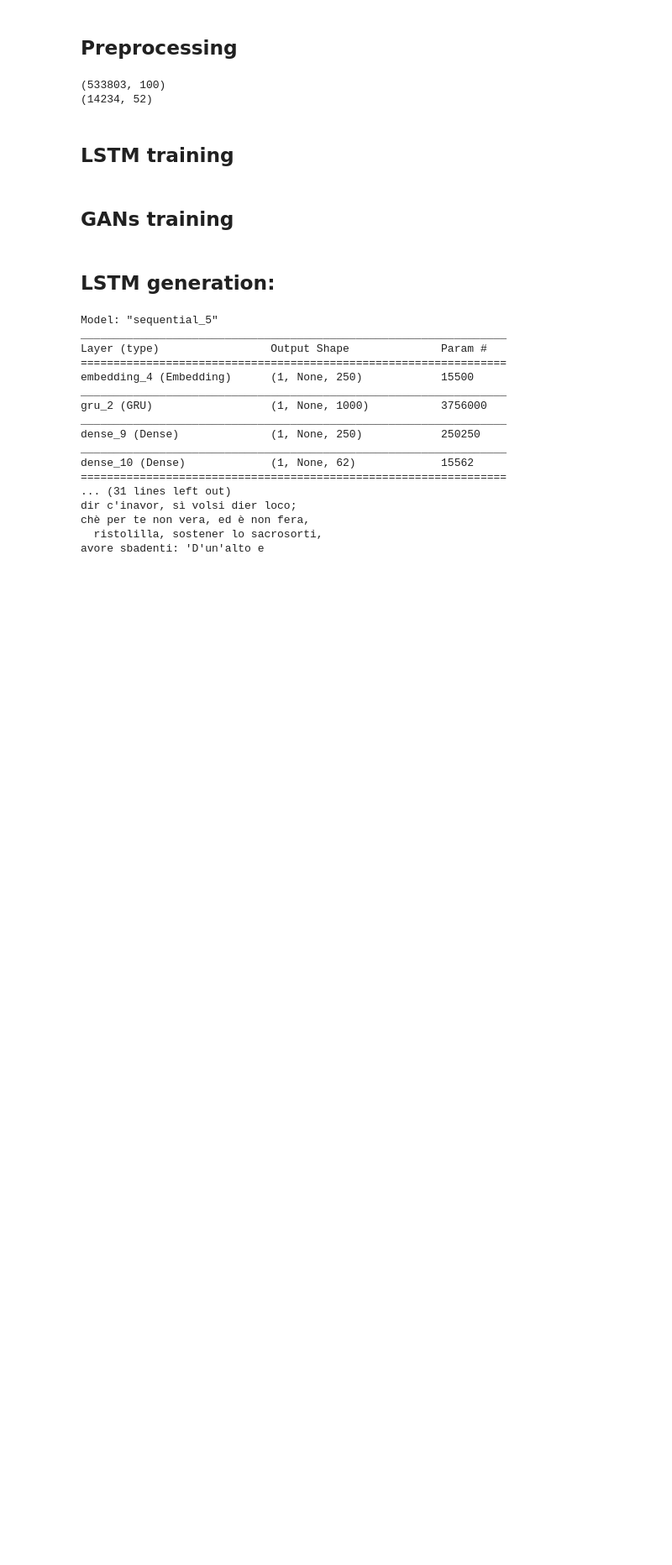
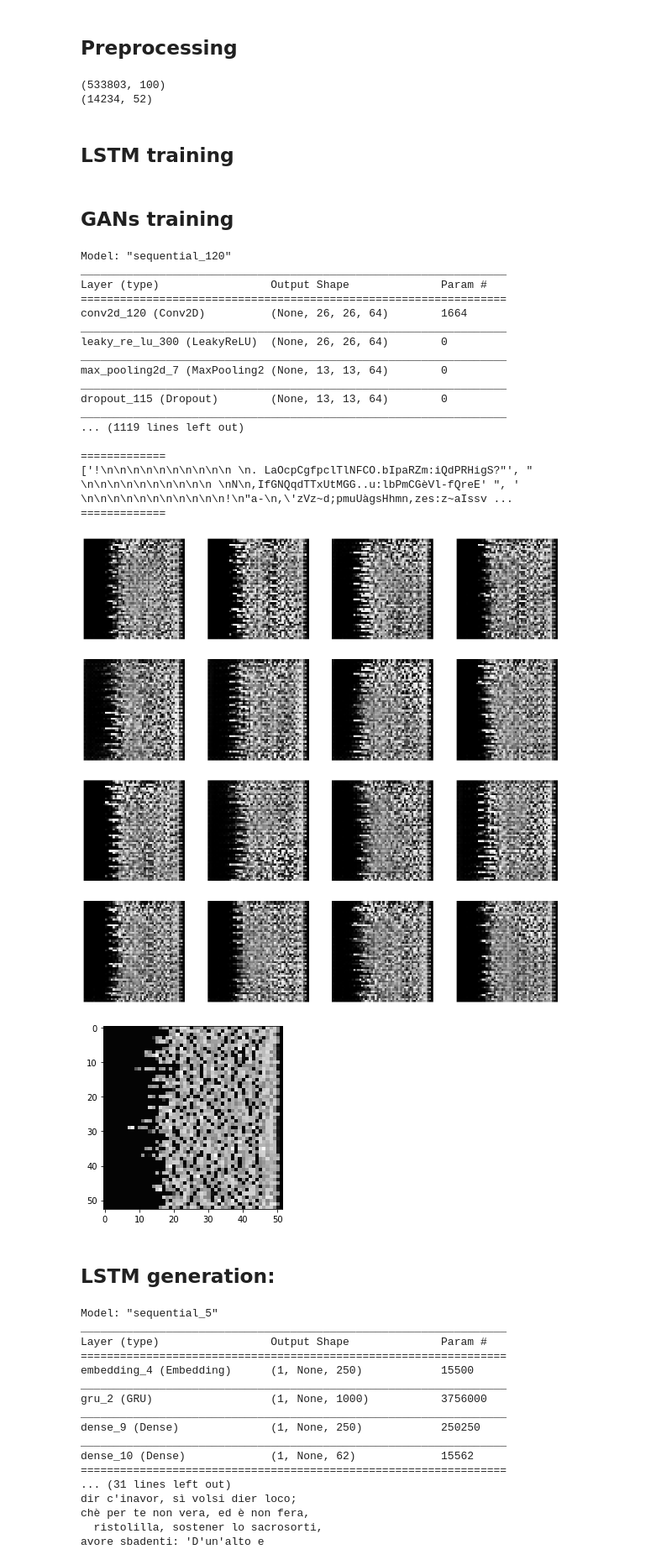
Before and after one commit to DanieleVeri/deep_comedy, a Jupyter notebook: RNN_text_generator_00.ipynb, the cells around one changed output. Shown: that part at 84% size. Saved outputs shown, nothing was run; the diff lists cells and outputs as text; code cells hidden in the pictures; blank space fills up the shorter version.

```diff
--- a/RNN_text_generator_00.ipynb
+++ b/RNN_text_generator_00.ipynb
@@ -179,6 +180,7 @@ normalized = (formatted - vocab_size/2)/(vocab_size / 2)
 discriminator = Sequential()
 discriminator.add(Conv2D(64, (5, 5), strides=(2, 2), padding='same', input_shape=[52, 52, 1]))
 discriminator.add(LeakyReLU())
+discriminator.add(MaxPool2D((2,2)))
 discriminator.add(Dropout(0.3))
 discriminator.add(Conv2D(128, (5, 5), strides=(2, 2), padding='same'))
 discriminator.add(LeakyReLU())
@@ -222,7 +224,7 @@ discriminator_optimizer = tf.keras.optimizers.Adam(1e-4)
 noise_dim = 100
 num_examples_to_generate = 16
 BATCH_SIZE = 256
-EPOCHS = 3000
+EPOCHS = 1000
 
 # We will reuse this seed overtime (so it's easier)
 # to visualize progress in the animated GIF)
@@ -262,45 +264,58 @@ idx2char = { v: k for k, v in char2idx.items() }
 
 def generate_and_save_images(model, epoch, test_input):
   # Notice `training` is set to False.
   # This is so all layers run in inference mode (batchnorm).
   predictions = model(test_input, training=False)
 
   fig = plt.figure(figsize=(20,20))
 
   for i in range(predictions.shape[0]):
       plt.subplot(4, 4, i+1)
       plt.imshow(predictions[i, :, :, 0] * 127.5 + 127.5, cmap='gray')
       plt.axis('off')
-      '''
+
       res = []
       for a in range(52):
         line = []
         for b in range(52):
-          print(predictions[i, a, b, 0])
-          line.append(idx2char[predictions[i, a, b, 0]])
+          discretized = math.floor(predictions[i, a, b, 0] * vocab_size/2 + vocab_size/2)
+          line.append(idx2char[discretized])
         res.append(''.join(line))
-      print("=============" + i)
+      print("=============")
       print(res)
       print("=============\n\n")
-      '''
+
   plt.show()
 
 
 splitted = np.split(normalized[0:normalized.shape[0]-normalized.shape[0]%52], normalized.shape[0] // 52)
 splitted = np.array(splitted).reshape(len(splitted), 52, 52, 1)
 print(splitted.shape)
 train_dataset = tf.data.Dataset.from_tensor_slices(splitted).shuffle(60000).batch(BATCH_SIZE)
 train(train_dataset, EPOCHS)
 
-plt.show()
-
-'''
 plt.imshow(normalized[0:53,:], cmap='gray')
 plt.show()
-noise = tf.random.normal([1, 100])
-generated_image = gen(noise, training=False)
-plt.imshow(generated_image[0, :, :, 0], cmap='gray')
-'''
+# %% [output]
+Model: "sequential_120"
+_________________________________________________________________
+Layer (type)                 Output Shape              Param #
+=================================================================
+conv2d_120 (Conv2D)          (None, 26, 26, 64)        1664
+_________________________________________________________________
+leaky_re_lu_300 (LeakyReLU)  (None, 26, 26, 64)        0
+_________________________________________________________________
+max_pooling2d_7 (MaxPooling2 (None, 13, 13, 64)        0
+_________________________________________________________________
+dropout_115 (Dropout)        (None, 13, 13, 64)        0
+_________________________________________________________________
+... (1119 lines left out)
+
+=============
+['!\n\n\n\n\n\n\n\n\n\n \n. LaOcpCgfpclTlNFCO.bIpaRZm:iQdPRHigS?"', " \n\n\n\n\n\n\n\n\n\n \nN\n,IfGNQqdTTxUtMGG..u:lbPmCGèVl-fQreE' ", ' \n\n\n\n\n\n\n\n\n\n\n!\n"a-\n,\'zVz~d;pmuUàgsHhmn,zes:z~aIssv ...
+=============
+[figure, added]
+[figure, added]
 # %% [markdown]
 ## **LSTM generation:**
 # %%
```
Also changed, not shown: parts of 1 cell of this notebook.
